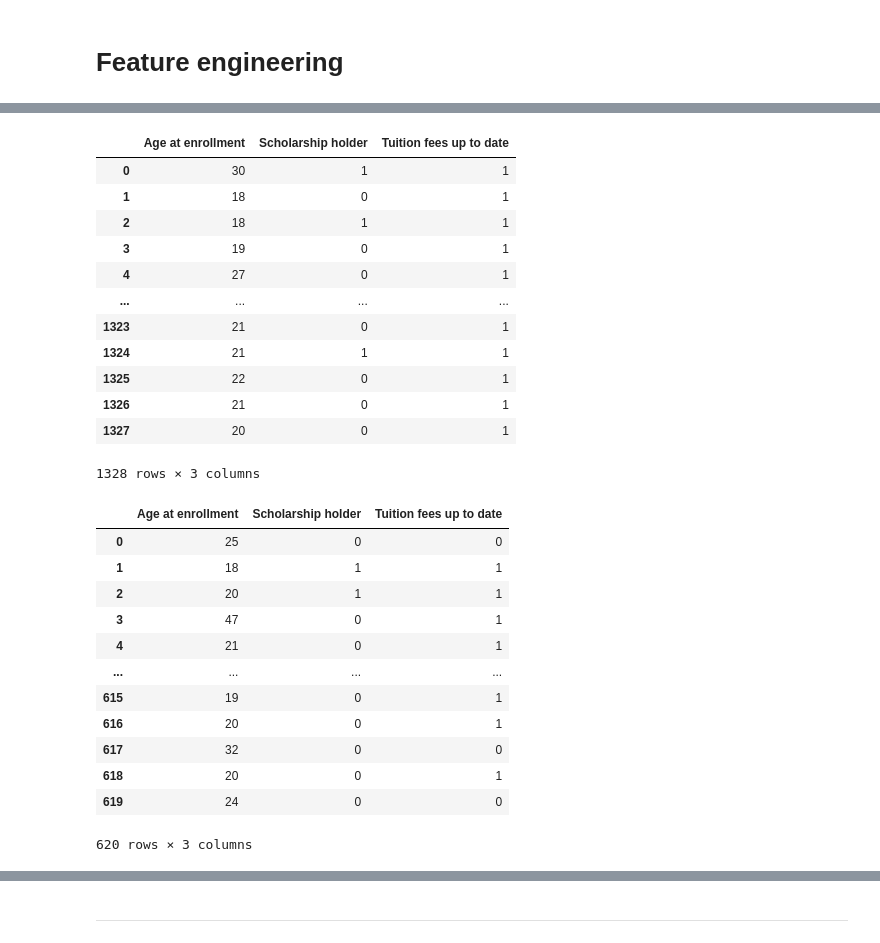
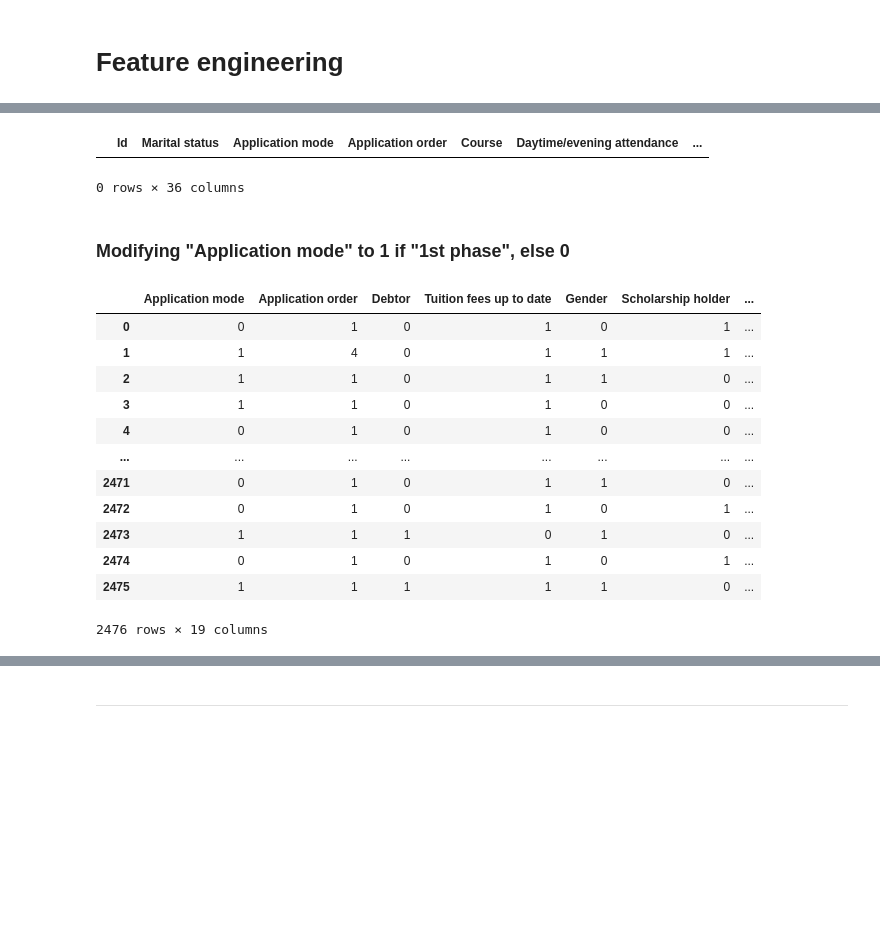
Before and after one commit to tanialemos/student-dropout-challenge, a Jupyter notebook: nb.ipynb, the cells around one changed output, grey strips where cells are left out. Drawn from its saved outputs; the diff is of its cells as text; code cells hidden in the pictures; blank space fills up the shorter version.

```diff
--- a/nb.ipynb
+++ b/nb.ipynb
@@ -107,34 +106,7 @@ clean_train_set
-# %%
-clean_validation_set = validation_set[['Age at enrollment', 'Scholarship holder', 'Tuition fees up to date']]
-clean_validation_set
-# %% [output]
-|  | Age at enrollment | Scholarship holder | Tuition fees up to date |
-| 0 | 30 | 1 | 1 |
-| 1 | 18 | 0 | 1 |
-| 2 | 18 | 1 | 1 |
-| 3 | 19 | 0 | 1 |
-| 4 | 27 | 0 | 1 |
-| ... | ... | ... | ... |
-| 1323 | 21 | 0 | 1 |
-| 1324 | 21 | 1 | 1 |
-| 1325 | 22 | 0 | 1 |
-| 1326 | 21 | 0 | 1 |
-| 1327 | 20 | 0 | 1 |
-1328 rows × 3 columns
-# %%
-clean_test_set = test_set[['Age at enrollment', 'Scholarship holder', 'Tuition fees up to date']]
-clean_test_set
-# %% [output]
-|  | Age at enrollment | Scholarship holder | Tuition fees up to date |
-| 0 | 25 | 0 | 0 |
-| 1 | 18 | 1 | 1 |
-| 2 | 20 | 1 | 1 |
-| 3 | 47 | 0 | 1 |
-| 4 | 21 | 0 | 1 |
-| ... | ... | ... | ... |
-| 615 | 19 | 0 | 1 |
-| 616 | 20 | 0 | 1 |
-| 617 | 32 | 0 | 0 |
-| 618 | 20 | 0 | 1 |
-| 619 | 24 | 0 | 0 |
-620 rows × 3 columns
+# %%
+train_set[train_set.duplicated()]
+# %% [output]
+|  | Id | Marital status | Application mode | Application order | Course | Daytime/evening attendance | ... |
+0 rows × 36 columns
+# %% [markdown]
+### Modifying "Application mode" to 1 if "1st phase", else 0
@@ -140,0 +117,29 @@ clean_test_set
+# %%
+clean_train_set = train_set[['Application mode', 'Application order', 'Debtor', 'Tuition fees up to date',
+       'Gender', 'Scholarship holder', 'Age at enrollment', 'Curricular units 1st sem (credited)',
+       'Curricular units 1st sem (enrolled)',
+       'Curricular units 1st sem (evaluations)',
+       'Curricular units 1st sem (approved)',
+       'Curricular units 1st sem (grade)',
+       'Curricular units 1st sem (without evaluations)',
+       'Curricular units 2nd sem (credited)',
+       'Curricular units 2nd sem (enrolled)',
+       'Curricular units 2nd sem (evaluations)',
+       'Curricular units 2nd sem (approved)',
+       'Curricular units 2nd sem (grade)',
+       'Curricular units 2nd sem (without evaluations)']]
+clean_train_set
+# %% [output]
+|  | Application mode | Application order | Debtor | Tuition fees up to date | Gender | Scholarship holder | ... |
+| 0 | 0 | 1 | 0 | 1 | 0 | 1 | ... |
+| 1 | 1 | 4 | 0 | 1 | 1 | 1 | ... |
+| 2 | 1 | 1 | 0 | 1 | 1 | 0 | ... |
+| 3 | 1 | 1 | 0 | 1 | 0 | 0 | ... |
+| 4 | 0 | 1 | 0 | 1 | 0 | 0 | ... |
+| ... | ... | ... | ... | ... | ... | ... | ... |
+| 2471 | 0 | 1 | 0 | 1 | 1 | 0 | ... |
+| 2472 | 0 | 1 | 0 | 1 | 0 | 1 | ... |
+| 2473 | 1 | 1 | 1 | 0 | 1 | 0 | ... |
+| 2474 | 0 | 1 | 0 | 1 | 0 | 1 | ... |
+| 2475 | 1 | 1 | 1 | 1 | 1 | 0 | ... |
+2476 rows × 19 columns
```
Also changed, not shown: parts of 17 cells of this notebook.
